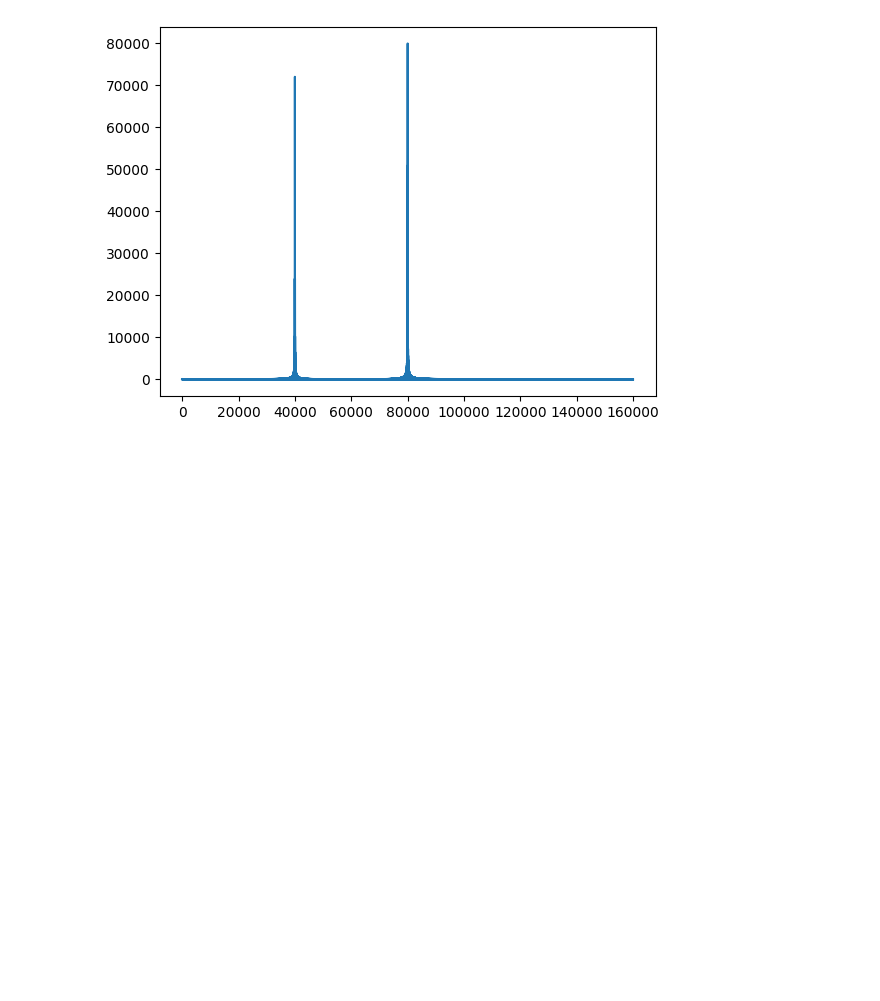
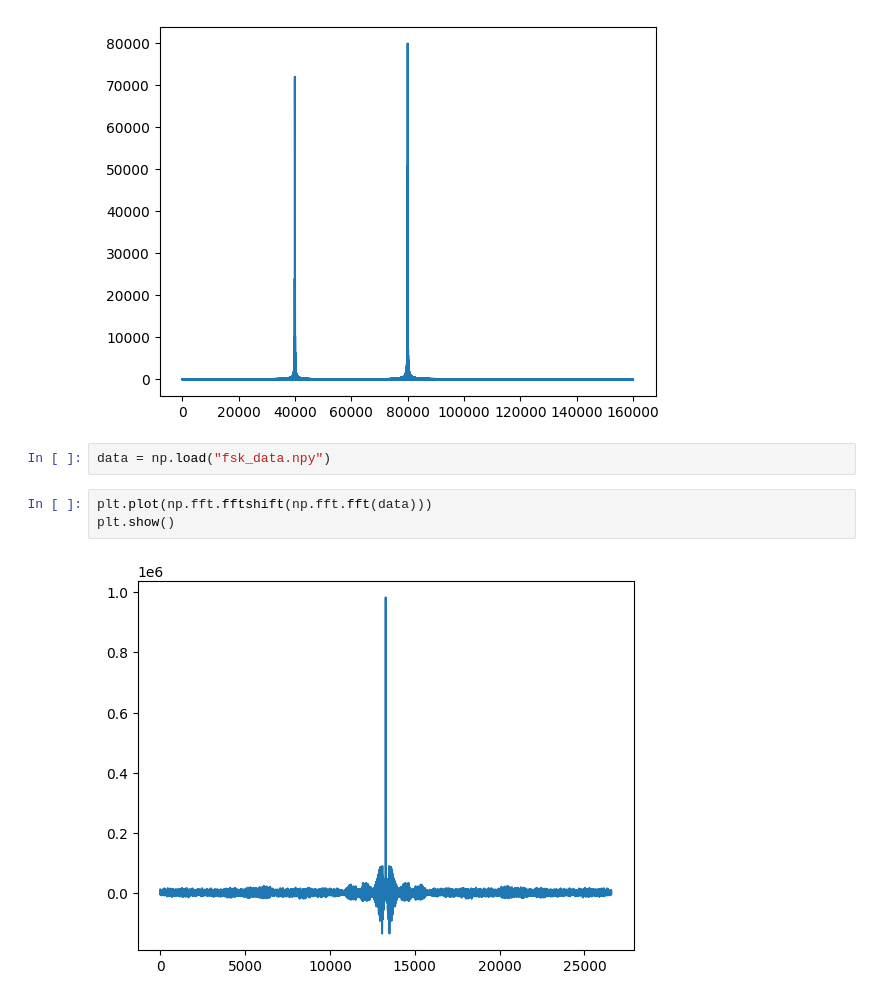
Before and after one commit to ingframin/StratosenseHackaton2024, a Jupyter notebook: generate_samples/newmods.ipynb, the cells around one changed output. Cells and saved outputs as stored; diff of their text form; blank space fills up the shorter version.

```diff
--- a/generate_samples/newmods.ipynb
+++ b/generate_samples/newmods.ipynb
@@ -74,3 +74,10 @@ plt.plot(abs(spectrum))
 plt.show()
 # %% [output]
 [figure]
+# %%
+data = np.load("fsk_data.npy")
+# %%
+plt.plot(np.fft.fftshift(np.fft.fft(data)))
+plt.show()
+# %% [output]
+[figure, added]
```
Also changed, not shown: 3 other files.
